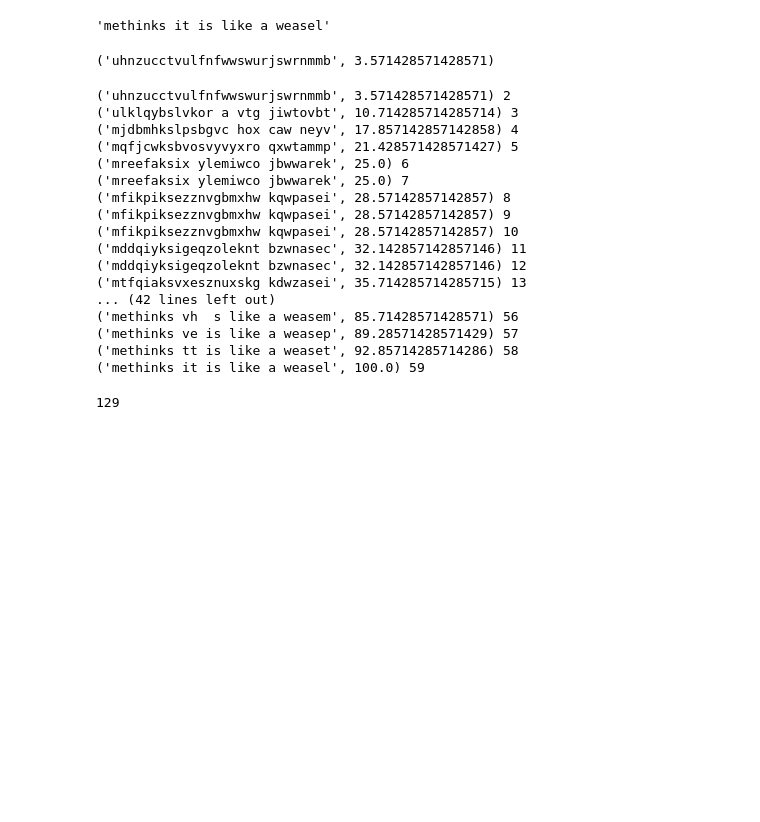
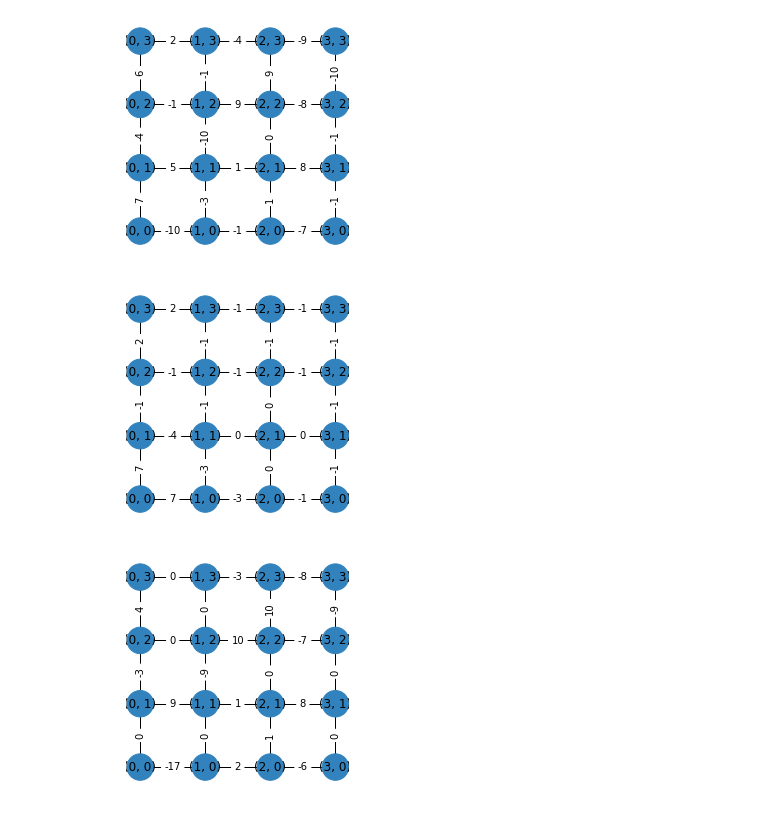
Before and after one commit to remrace/summer-school, a Jupyter notebook: playing_2.ipynb, the cells around one changed output. Cells and saved outputs as stored; diff of their text form; code cells hidden in the pictures; blank space fills up the shorter version.

```diff
--- a/playing_2.ipynb
+++ b/playing_2.ipynb
@@ -50,38 +0,0 @@ guess
-# %%
-answer
-# %% [output]
-'methinks it is like a weasel'
-# %%
-best
-# %% [output]
-('uhnzucctvulfnfwwswurjswrnmmb', 3.571428571428571)
-# %%
-while score < 100:
-    counter+=1
-    guess = strgenerator(guess,answer)
-    score = scoring(guess, answer)
-    if score > best[1]:
-        best = (guess, score)
-    print(best,counter)
-# %% [output]
-('uhnzucctvulfnfwwswurjswrnmmb', 3.571428571428571) 2
-('ulklqybslvkor a vtg jiwtovbt', 10.714285714285714) 3
-('mjdbmhkslpsbgvc hox caw neyv', 17.857142857142858) 4
-('mqfjcwksbvosvyvyxro qxwtammp', 21.428571428571427) 5
-('mreefaksix ylemiwco jbwwarek', 25.0) 6
-('mreefaksix ylemiwco jbwwarek', 25.0) 7
-('mfikpiksezznvgbmxhw kqwpasei', 28.57142857142857) 8
-('mfikpiksezznvgbmxhw kqwpasei', 28.57142857142857) 9
-('mfikpiksezznvgbmxhw kqwpasei', 28.57142857142857) 10
-('mddqiyksigeqzoleknt bzwnasec', 32.142857142857146) 11
-('mddqiyksigeqzoleknt bzwnasec', 32.142857142857146) 12
-('mtfqiaksvxesznuxskg kdwzasei', 35.714285714285715) 13
-... (42 lines left out)
-('methinks vh  s like a weasem', 85.71428571428571) 56
-('methinks ve is like a weasep', 89.28571428571429) 57
-('methinks tt is like a weaset', 92.85714285714286) 58
-('methinks it is like a weasel', 100.0) 59
-# %%
-counter
-# %% [output]
-129
@@ -87,0 +11,14 @@ counter
+# %%
+G = nx.grid_2d_graph(range(4), range(4))
+for u, v, d in G.edges(data = True):
+    d['weight'] = np.random.randint(-10, 10)
+
+utils.drawing(G)
+H = utils.watershed_affinity(G.copy())
+utils.drawing(H)
+J = utils.subtract_edge_weights(G,H)
+utils.drawing(J)
+# %% [output]
+[figure, added]
+[figure, added]
+[figure, added]
```
Also changed, not shown: parts of 8 cells of this notebook, 3 other files.
